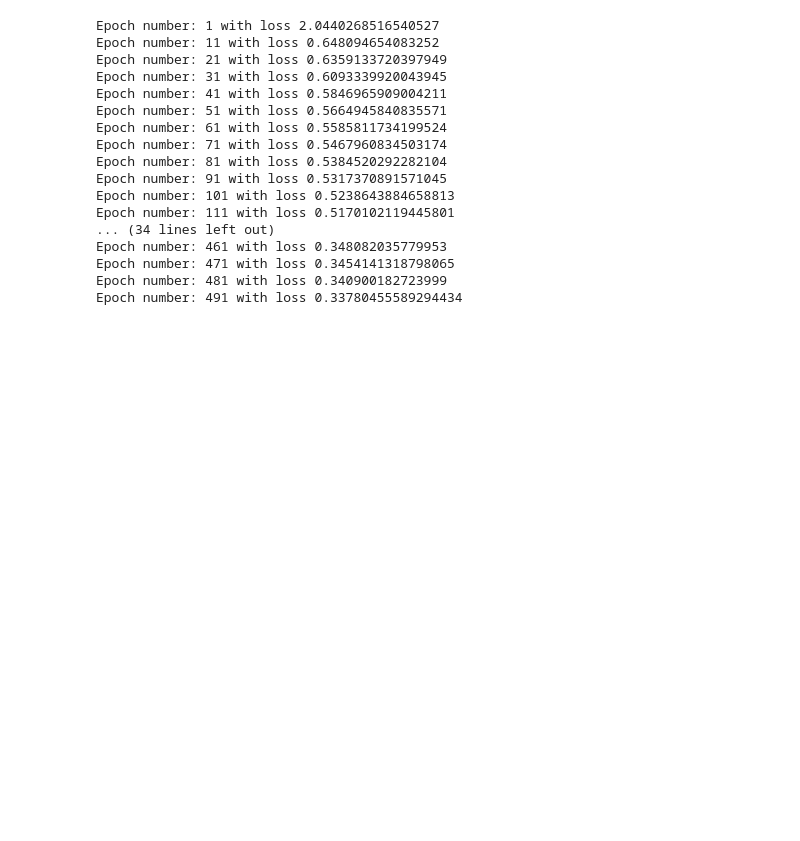
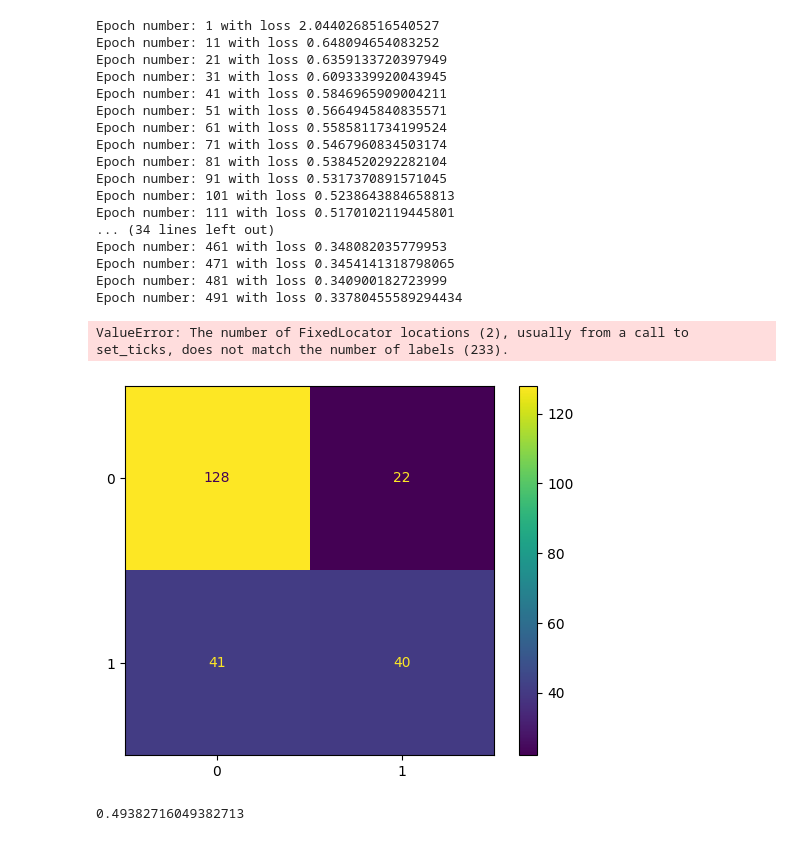
Before and after one commit to lexmckenz/csci_1070, a Jupyter notebook: week_14/neural_networks.ipynb, the cells around one changed output. Drawn from its saved outputs; the diff is of its cells as text; code cells hidden in the pictures; blank space fills up the shorter version.

```diff
--- a/week_14/neural_networks.ipynb
+++ b/week_14/neural_networks.ipynb
@@ -128,10 +128,22 @@ Epoch number: 481 with loss 0.340900182723999
 Epoch number: 491 with loss 0.33780455589294434
 # %%
 # predictions
-
+y_pred = []
 with torch.no_grad(): # this helps decrease memory consumption
     for i, data in enumerate(X_test):
         prediction = ann(data)
         y_pred.append(prediction.argmax())
         # returns the index with the max element
         # in each position set
+# %%
+from sklearn.metrics import ConfusionMatrixDisplay
+ConfusionMatrixDisplay.from_predictions(y_test, y_pred)
+# %% [output]
+ValueError: The number of FixedLocator locations (2), usually from a call to set_ticks, does not match the number of labels (233).
+[figure, added]
+# %%
+# recall
+# tp /(tp + fn)
+40/(40+41)
+# %% [output]
+0.49382716049382713
```
